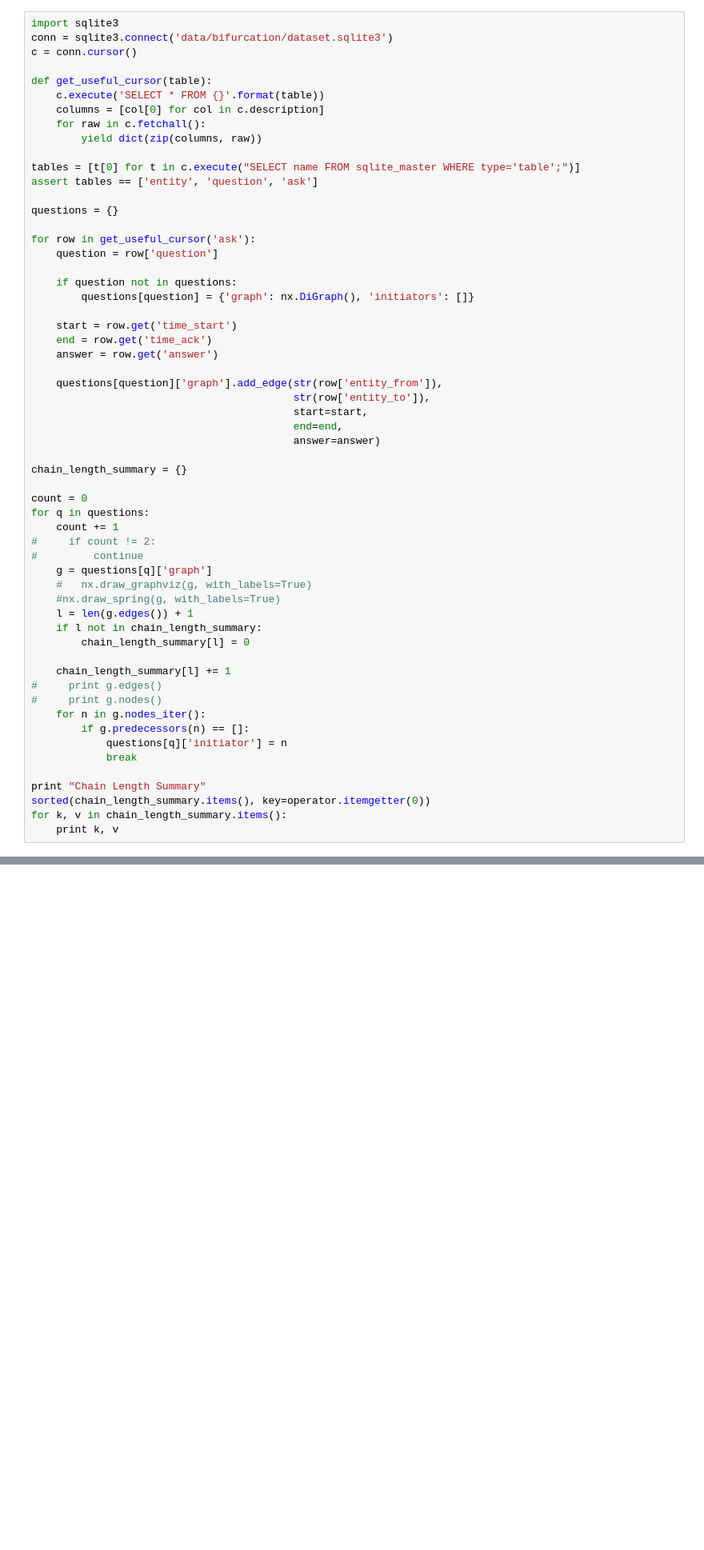
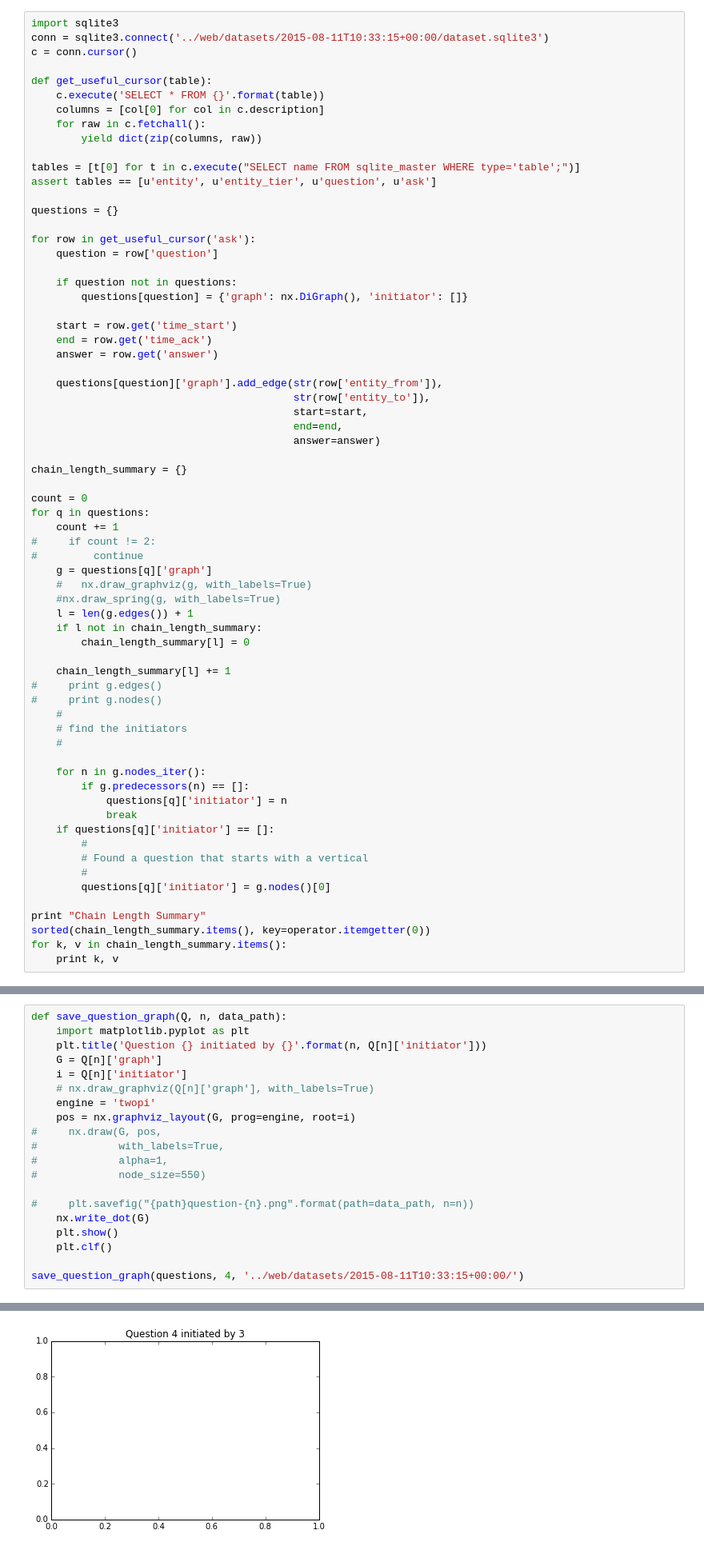
Before and after one commit to HistoricFutures/getstring3.com, a Jupyter notebook: algorithm/S3 Algo Exploring.ipynb, the cells around one changed output, grey strips where cells are left out. Shown: that part at 80% size. Drawn from its saved outputs; the diff is of its cells as text; blank space fills up the shorter version.

Commit message:
Beginning to add support for verticals
Loops in the supply chain lead to infinite recursion (bug raised)
The graph files didn't adequately show loops so we now create them via dot files

```diff
--- a/algorithm/S3 Algo Exploring.ipynb
+++ b/algorithm/S3 Algo Exploring.ipynb
@@ -17,7 +17,7 @@ WARNING: pylab import has clobbered these variables: ['Annotation', 'Figure']
 [figure]
 # %%
 import sqlite3
-conn = sqlite3.connect('data/bifurcation/dataset.sqlite3')
+conn = sqlite3.connect('../web/datasets/2015-08-11T10:33:15+00:00/dataset.sqlite3')
 c = conn.cursor()
 
 def get_useful_cursor(table):
@@ -27,7 +27,7 @@ def get_useful_cursor(table):
         yield dict(zip(columns, raw))
 
 tables = [t[0] for t in c.execute("SELECT name FROM sqlite_master WHERE type='table';")]
-assert tables == ['entity', 'question', 'ask']
+assert tables == [u'entity', u'entity_tier', u'question', u'ask']
 
 questions = {}
 
@@ -35,7 +35,7 @@ for row in get_useful_cursor('ask'):
     question = row['question']
 
     if question not in questions:
-        questions[question] = {'graph': nx.DiGraph(), 'initiators': []}
+        questions[question] = {'graph': nx.DiGraph(), 'initiator': []}
 
     start = row.get('time_start')
     end = row.get('time_ack')
@@ -64,10 +64,19 @@ for q in questions:
     chain_length_summary[l] += 1
 #     print g.edges()
 #     print g.nodes()
+    #
+    # find the initiators
+    #
+
     for n in g.nodes_iter():
         if g.predecessors(n) == []:
             questions[q]['initiator'] = n
             break
+    if questions[q]['initiator'] == []:
+        #
+        # Found a question that starts with a vertical
+        #
+        questions[q]['initiator'] = g.nodes()[0]
 
 print "Chain Length Summary"
 sorted(chain_length_summary.items(), key=operator.itemgetter(0))
@@ -96,3 +108,24 @@ nx.draw(G,pos,
         node_size=550)
 # %% [output]
 [figure]
+# %%
+def save_question_graph(Q, n, data_path):
+    import matplotlib.pyplot as plt
+    plt.title('Question {} initiated by {}'.format(n, Q[n]['initiator']))
+    G = Q[n]['graph']
+    i = Q[n]['initiator']
+    # nx.draw_graphviz(Q[n]['graph'], with_labels=True)
+    engine = 'twopi'
+    pos = nx.graphviz_layout(G, prog=engine, root=i)
+#     nx.draw(G, pos,
+#             with_labels=True,
+#             alpha=1,
+#             node_size=550)
+
+#     plt.savefig("{path}question-{n}.png".format(path=data_path, n=n))
+    nx.write_dot(G)
+    plt.show()
+    plt.clf()
+
+save_question_graph(questions, 4, '../web/datasets/2015-08-11T10:33:15+00:00/')
+# %% [output]
@@ -99,3 +133,4 @@ nx.draw(G,pos,
+[figure, added]
 # %%
 def build_ack_table(G, verbose=False):
     table = {}
```
Also changed, not shown: parts of 2 cells of this notebook, 2 other files.
